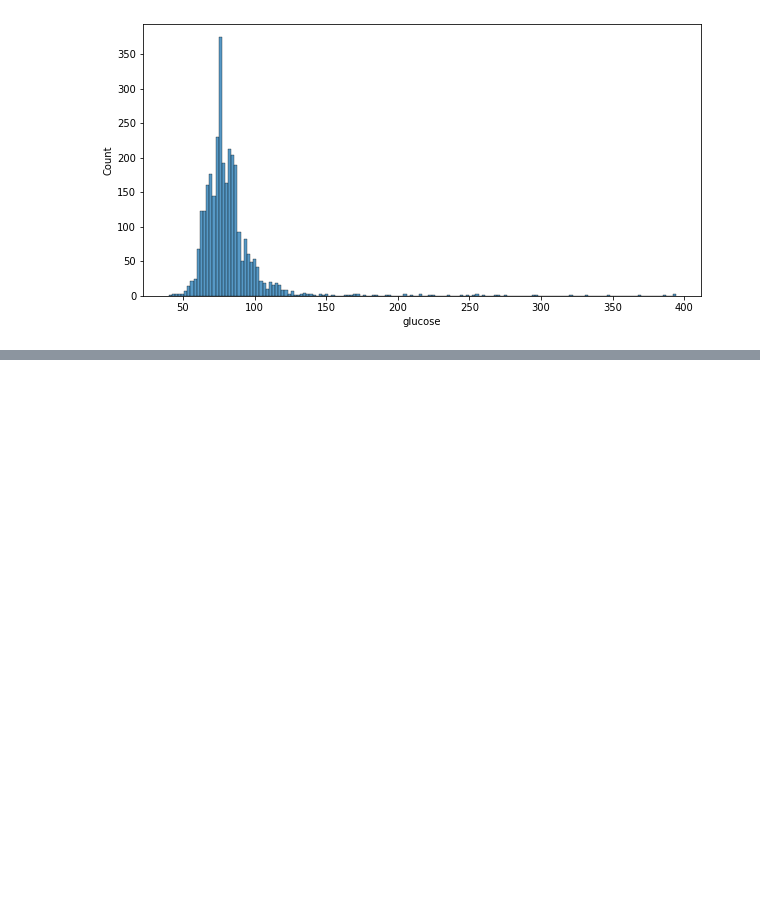
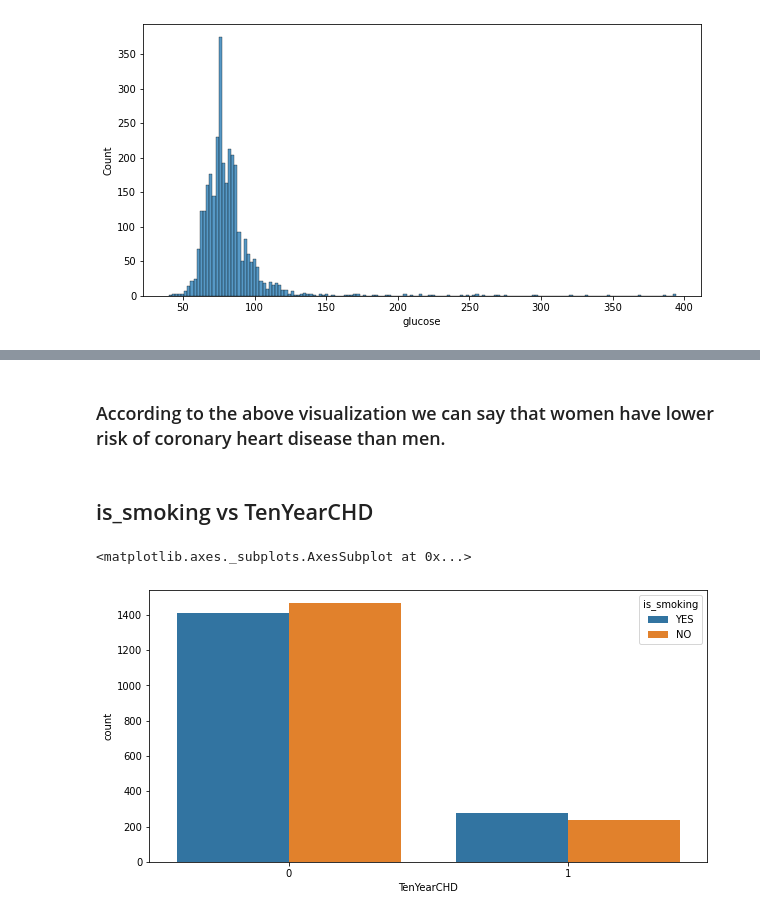
Before and after one commit to Kishan459/Cardiovascular-Rist-Prediction, a Jupyter notebook: Cardiovascular_Rist_Prediction.ipynb, the cells around one changed output, grey strips where cells are left out. Saved outputs shown, nothing was run; the diff lists cells and outputs as text; code cells hidden in the pictures; blank space fills up the shorter version.

```diff
--- a/Cardiovascular_Rist_Prediction.ipynb
+++ b/Cardiovascular_Rist_Prediction.ipynb
@@ -614,0 +675,10 @@ sns.histplot(df['glucose'])
+# %% [markdown]
+### According to the above visualization we can say that women have lower risk of coronary heart disease than men.
+# %% [markdown]
+## is_smoking vs TenYearCHD
+# %%
+plt.figure(figsize=(10,5))
+sns.countplot(df['TenYearCHD'],hue=df['is_smoking'])
+# %% [output]
+<matplotlib.axes._subplots.AxesSubplot at 0x...>
+[figure, added]
```
Also changed, not shown: parts of 69 cells of this notebook.
